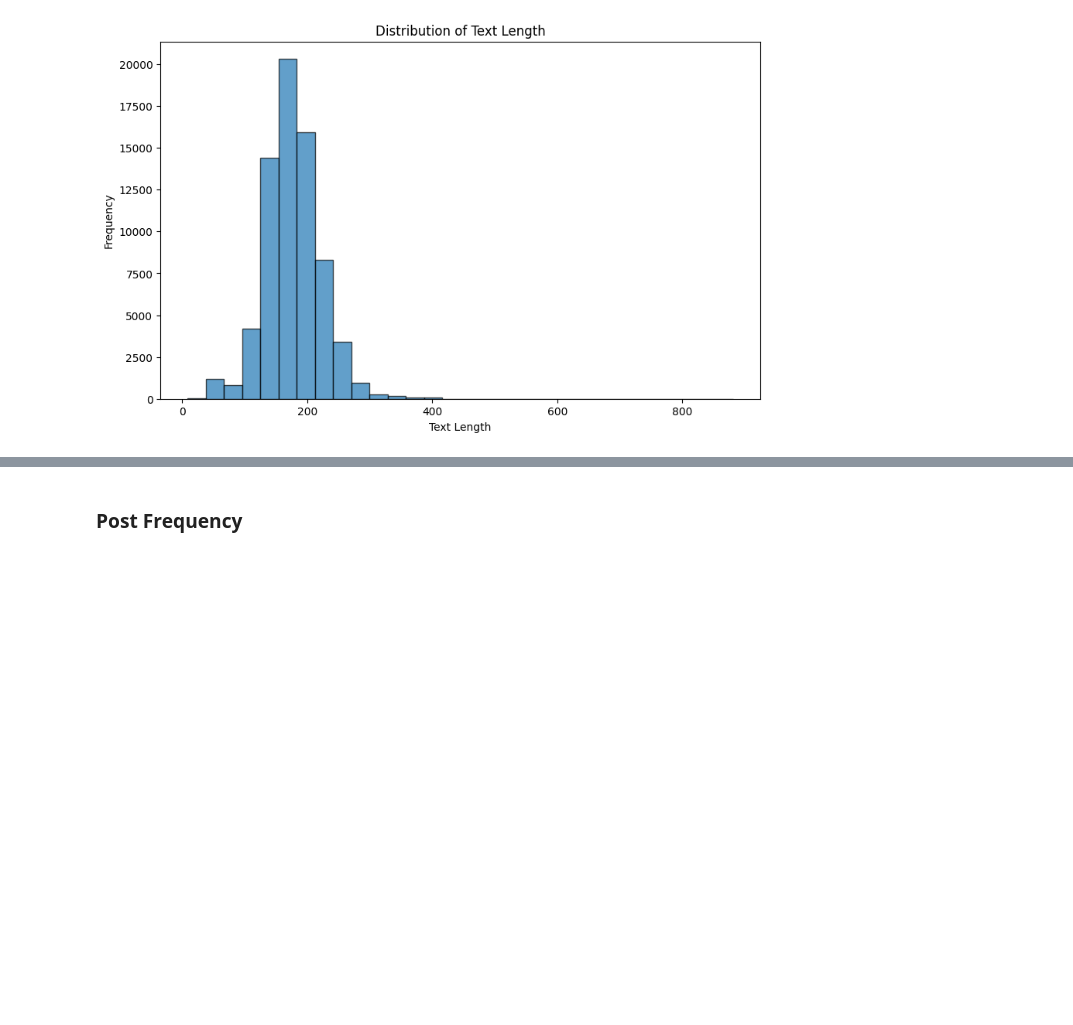
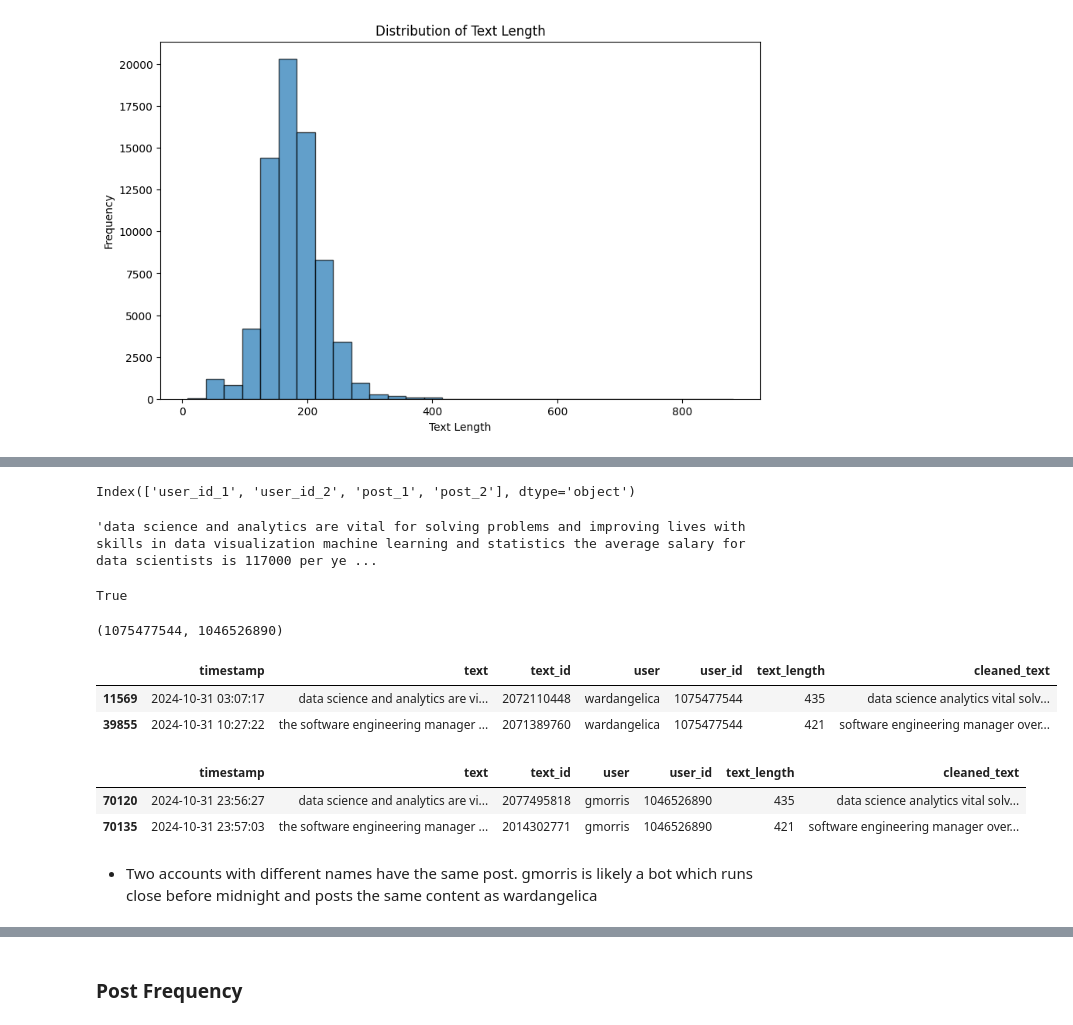
Before and after one commit to lgiesen/social-media-analysis, a Jupyter notebook: leo-text_analysis.ipynb, the cells around one changed output, grey strips where cells are left out. Saved outputs shown, nothing was run; the diff lists cells and outputs as text; code cells hidden in the pictures; blank space fills up the shorter version.

```diff
--- a/leo-text_analysis.ipynb
+++ b/leo-text_analysis.ipynb
@@ -33,0 +201,31 @@ Median text length: 175.0
+# %%
+df_duplicate_details = pd.DataFrame(duplicate_details)
+df_duplicate_details.columns
+# %% [output]
+Index(['user_id_1', 'user_id_2', 'post_1', 'post_2'], dtype='object')
+# %%
+df_duplicate_details.loc[8]['post_1']
+# %% [output]
+'data science and analytics are vital for solving problems and improving lives with skills in data visualization machine learning and statistics the average salary for data scientists is 117000 per ye ...
+# %%
+df_duplicate_details.loc[8]['post_1'] == df_duplicate_details.loc[8]['post_2']
+# %% [output]
+True
+# %%
+df_duplicate_details.loc[8]['user_id_1'], df_duplicate_details.loc[8]['user_id_2']
+# %% [output]
+(1075477544, 1046526890)
+# %%
+df[df['user_id'] == 1075477544]
+# %% [output]
+|  | timestamp | text | text_id | user | user_id | text_length | cleaned_text |
+| 11569 | 2024-10-31 03:07:17 | data science and analytics are vi... | 2072110448 | wardangelica | 1075477544 | 435 | data science analytics vital solv... |
+| 39855 | 2024-10-31 10:27:22 | the software engineering manager ... | 2071389760 | wardangelica | 1075477544 | 421 | software engineering manager over... |
+# %%
+df[df['user_id'] == 1046526890]
+# %% [output]
+|  | timestamp | text | text_id | user | user_id | text_length | cleaned_text |
+| 70120 | 2024-10-31 23:56:27 | data science and analytics are vi... | 2077495818 | gmorris | 1046526890 | 435 | data science analytics vital solv... |
+| 70135 | 2024-10-31 23:57:03 | the software engineering manager ... | 2014302771 | gmorris | 1046526890 | 421 | software engineering manager over... |
+# %% [markdown]
+- Two accounts with different names have the same post. gmorris is likely a bot which runs close before midnight and posts the same content as wardangelica
```
Also changed, not shown: parts of 23 cells of this notebook.
